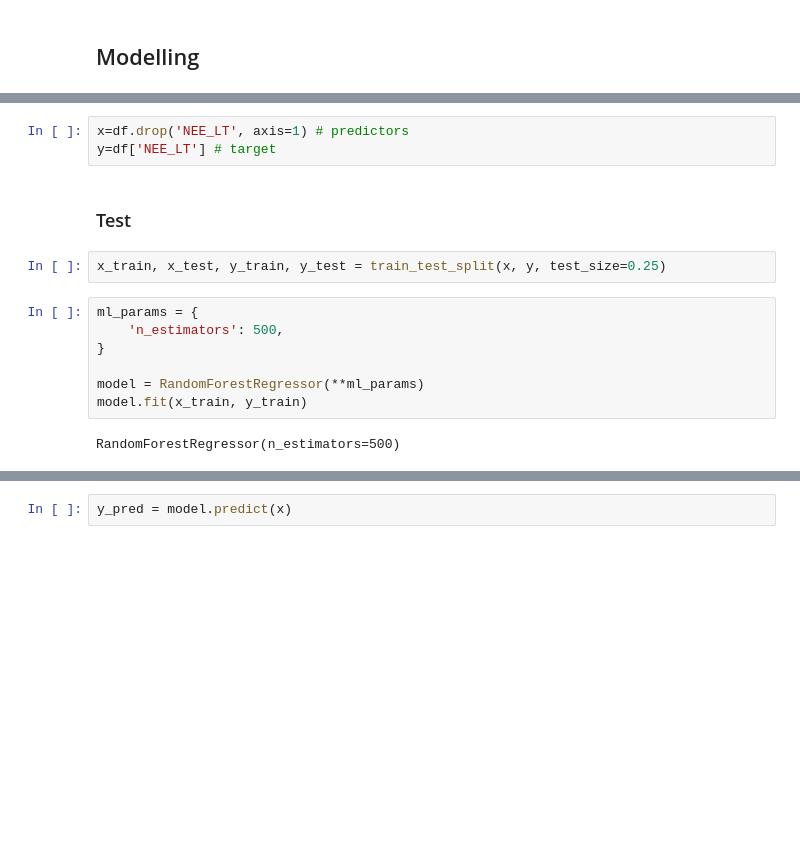
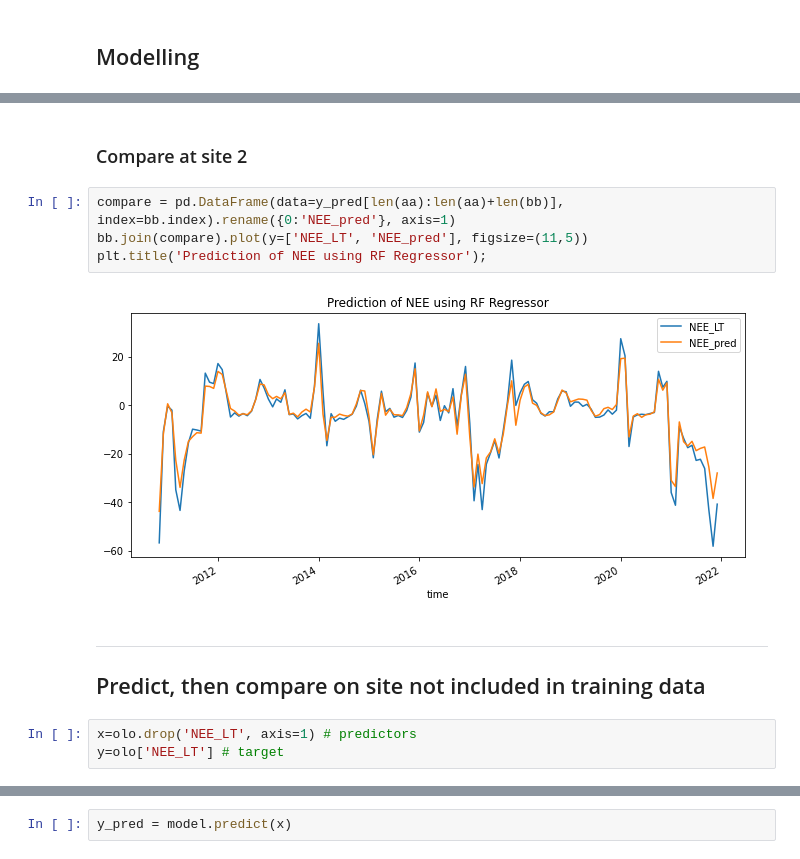
Before and after one commit to cbur24/NEE_modelling, a Jupyter notebook: explore_flux_data.ipynb, the cells around one changed output, grey strips where cells are left out. Cells and saved outputs as stored; diff of their text form; blank space fills up the shorter version.

```diff
--- a/explore_flux_data.ipynb
+++ b/explore_flux_data.ipynb
@@ -219,16 +242,15 @@ test_size = 0.20
+# %% [markdown]
+### Compare at site 2
+# %%
+compare = pd.DataFrame(data=y_pred[len(aa):len(aa)+len(bb)], index=bb.index).rename({0:'NEE_pred'}, axis=1)
+bb.join(compare).plot(y=['NEE_LT', 'NEE_pred'], figsize=(11,5))
+plt.title('Prediction of NEE using RF Regressor');
+# %% [output]
+[figure, added]
+# %% [markdown]
+---
+
+## Predict, then compare on site not included in training data
 # %%
-x=df.drop('NEE_LT', axis=1) # predictors
-y=df['NEE_LT'] # target
+x=olo.drop('NEE_LT', axis=1) # predictors
+y=olo['NEE_LT'] # target
-# %% [markdown]
-### Test
-# %%
-x_train, x_test, y_train, y_test = train_test_split(x, y, test_size=0.25)
-# %%
-ml_params = {
-    'n_estimators': 500,
-}
-
-model = RandomForestRegressor(**ml_params)
-model.fit(x_train, y_train)
-# %% [output]
-RandomForestRegressor(n_estimators=500)
```
Also changed, not shown: parts of 60 cells of this notebook, 3 other files.
